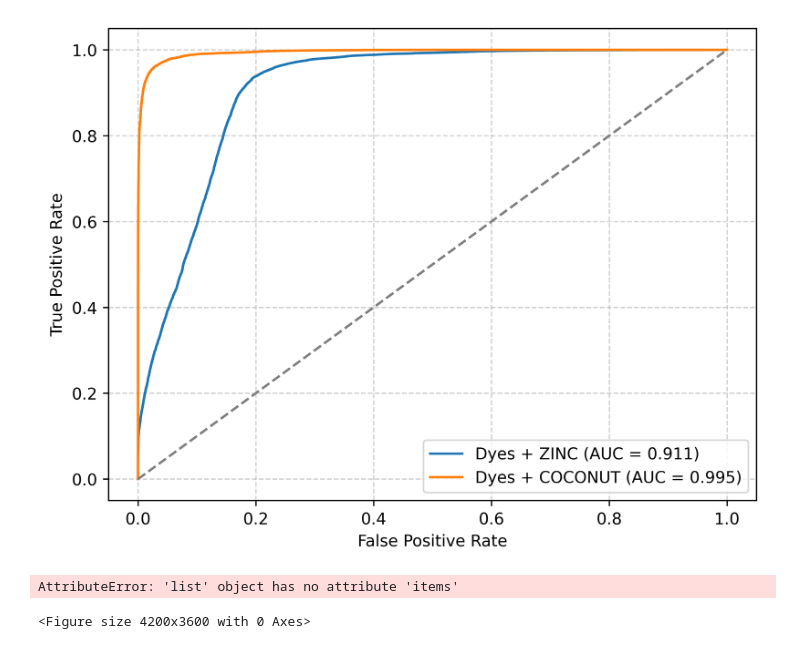
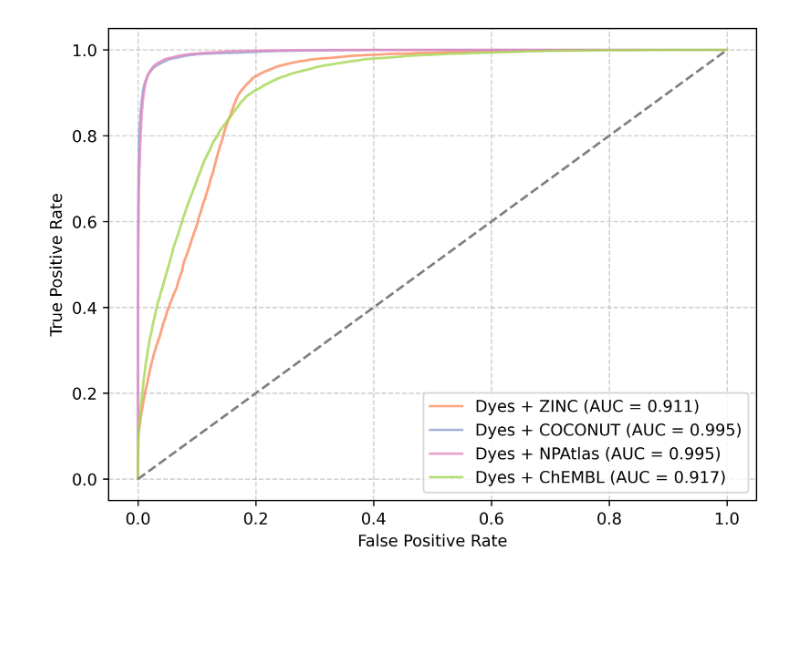
Before and after one commit to MolAstra/DyeLeS, a Jupyter notebook: notebooks/validation.ipynb, the cells around one changed output. Drawn from its saved outputs; the diff is of its cells as text; code cells hidden in the pictures; blank space fills up the shorter version.

```diff
--- a/notebooks/validation.ipynb
+++ b/notebooks/validation.ipynb
@@ -28,21 +31,32 @@ dyes_zinc_df["score"] = scorer(dyes_zinc_df["smiles"].tolist())
 # %%
 dyes_coconut_df = build_validation_set(dyes_df, coconut_df)
 dyes_coconut_df["score"] = scorer(dyes_coconut_df["smiles"].tolist())
+# %%
+dyes_npatlas_df = build_validation_set(dyes_df, npatlas_df)
+dyes_npatlas_df["score"] = scorer(dyes_npatlas_df["smiles"].tolist())
+# %%
+dyes_chembl_df = build_validation_set(dyes_df, chembl_df)
+dyes_chembl_df["score"] = scorer(dyes_chembl_df["smiles"].tolist())
 # %%
-def _plot_auc_roc(y_true: list, y_pred: list, label: str, ax: plt.Axes):
+def _plot_auc_roc(y_true: list, y_pred: list, label: str, ax: plt.Axes, color: str):
     fpr, tpr, thresholds = roc_curve(y_true, y_pred)
     auc_score = auc(fpr, tpr)
-    ax.plot(fpr, tpr, label=f"{label} (AUC = {auc_score:.3f})")
+    ax.plot(fpr, tpr, label=f"{label} (AUC = {auc_score:.3f})", color=color, alpha=0.8)
+# %%
+colors = plt.cm.Set2.colors
 # %%
 fig, ax = plt.subplots(dpi=600)
-_plot_auc_roc(dyes_zinc_df.label.tolist(), dyes_zinc_df.score.tolist(), "Dyes + ZINC", ax)
-_plot_auc_roc(dyes_coconut_df.label.tolist(), dyes_coconut_df.score.tolist(), "Dyes + COCONUT", ax)
+_plot_auc_roc(dyes_zinc_df.label.tolist(), dyes_zinc_df.score.tolist(), "Dyes + ZINC", ax, colors[1])
+_plot_auc_roc(dyes_coconut_df.label.tolist(), dyes_coconut_df.score.tolist(), "Dyes + COCONUT", ax, colors[2])
+_plot_auc_roc(dyes_npatlas_df.label.tolist(), dyes_npatlas_df.score.tolist(), "Dyes + NPAtlas", ax, colors[3])
+_plot_auc_roc(dyes_chembl_df.label.tolist(), dyes_chembl_df.score.tolist(), "Dyes + ChEMBL", ax, colors[4])
+
 plt.plot([0, 1], [0, 1], linestyle="--", color="gray")  # 随机线
 plt.xlabel("False Positive Rate")
 plt.ylabel("True Positive Rate")
 plt.legend(loc="lower right")
 plt.grid(True, linestyle="--", alpha=0.6)
 plt.tight_layout()
 plt.show()
 # %% [output]
-[figure, old version]
+[figure, new version]
@@ -64,5 +62,0 @@ plt.show()
-# %%
-plot_auc_roc(dyes_zinc_df["label"].tolist(), dyes_zinc_df["score"].tolist())
-# %% [output]
-AttributeError: 'list' object has no attribute 'items'
-<Figure size 4200x3600 with 0 Axes>
```
Also changed, not shown: parts of 9 cells of this notebook, 9 other files.
